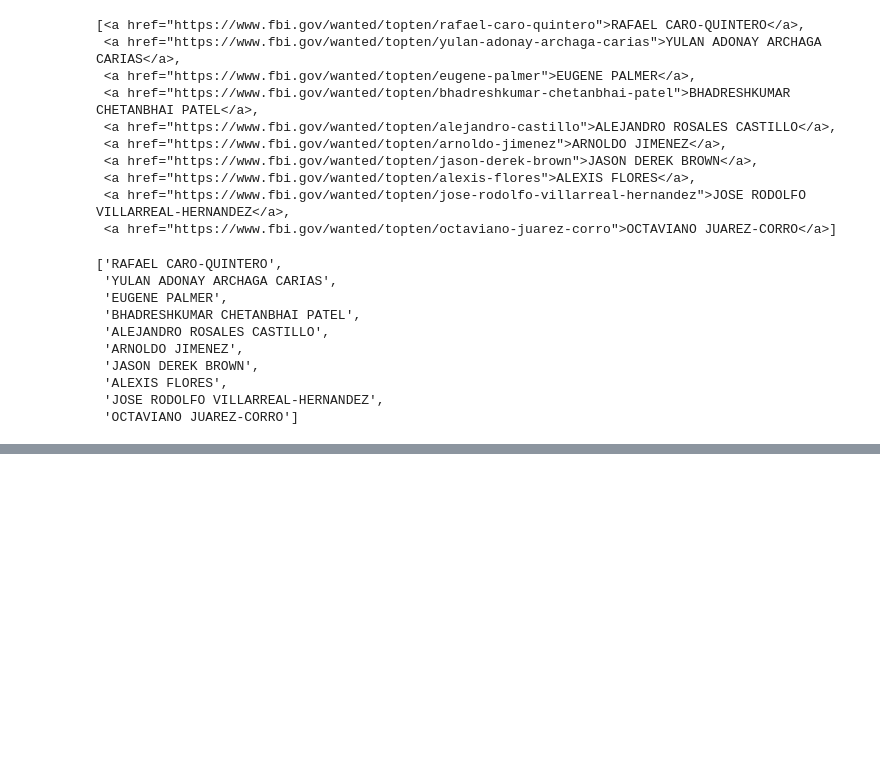
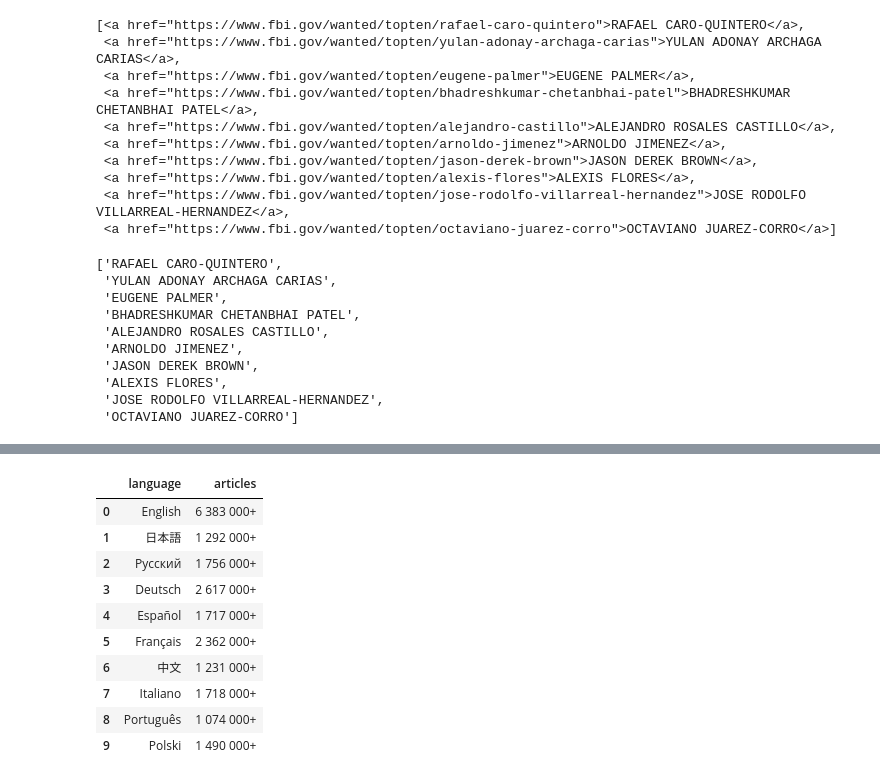
Before and after one commit to Fyanli/Bootcamp-Lab, a Jupyter notebook: week6/lab.web_scraping_multiple.ipynb, the cells around one changed output, grey strips where cells are left out. Saved outputs shown, nothing was run; the diff lists cells and outputs as text; code cells hidden in the pictures; blank space fills up the shorter version.

```diff
--- a/week6/lab.web_scraping_multiple.ipynb
+++ b/week6/lab.web_scraping_multiple.ipynb
@@ -213,3 +209,8 @@ top_name
  'ALEXIS FLORES',
  'JOSE RODOLFO VILLARREAL-HERNANDEZ',
  'OCTAVIANO JUAREZ-CORRO']
+# %%
+url = "https://www.wikipedia.org/"
+# %%
+response = requests.get(url)
+response.status_code
@@ -215,0 +219,2 @@ top_name
+# %%
+soup = BeautifulSoup(response.content, "html.parser")
@@ -215,0 +230,23 @@ top_name
+# %%
+languages=[]
+articles=[]
+for language in soup.select("div.central-featured-lang"):
+    languages.append(language.select("strong")[0].get_text())
+    articles.append(language.select("bdi")[0].get_text().replace(u'\xa0', u' '))
+
+languages_articles = pd.DataFrame({"language":languages,
+                       "articles":articles})
+
+languages_articles
+# %% [output]
+|  | language | articles |
+| 0 | English | 6 383 000+ |
+| 1 | 日本語 | 1 292 000+ |
+| 2 | Русский | 1 756 000+ |
+| 3 | Deutsch | 2 617 000+ |
+| 4 | Español | 1 717 000+ |
+| 5 | Français | 2 362 000+ |
+| 6 | 中文 | 1 231 000+ |
+| 7 | Italiano | 1 718 000+ |
+| 8 | Português | 1 074 000+ |
+| 9 | Polski | 1 490 000+ |
```
Also changed, not shown: parts of 9 cells of this notebook.
